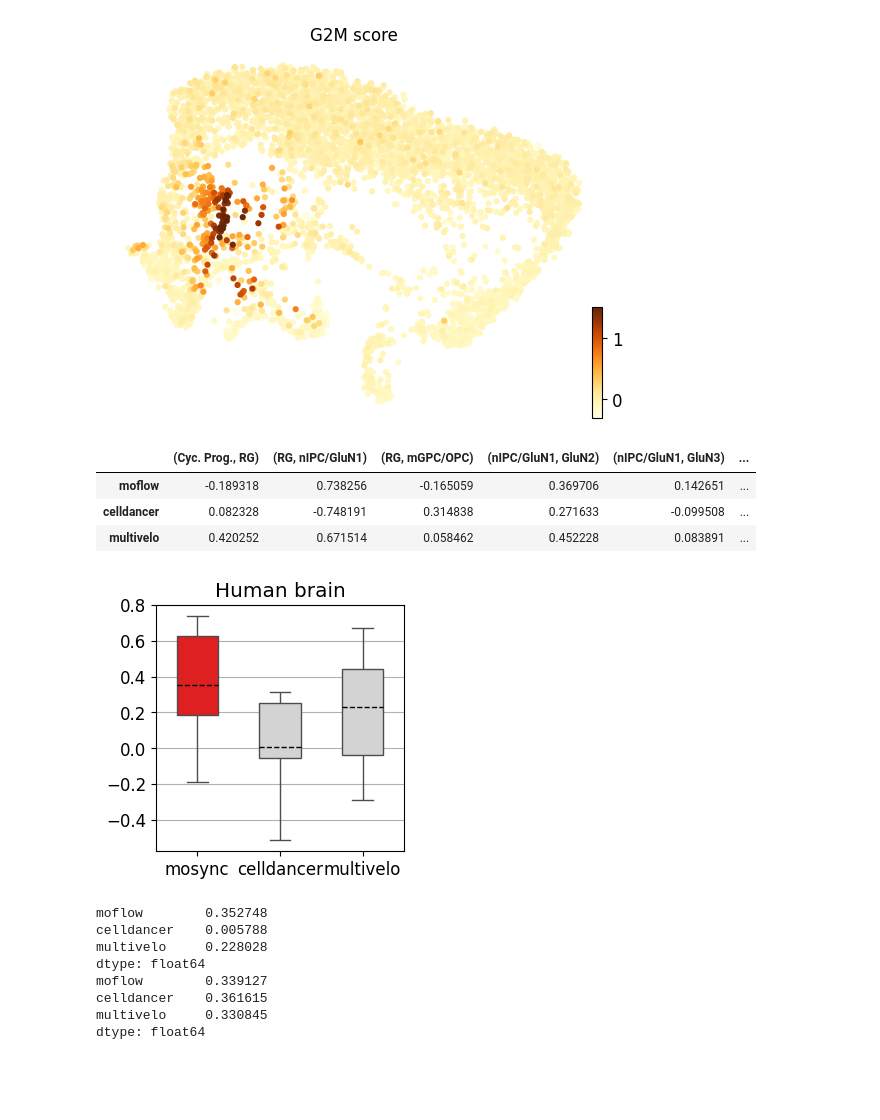
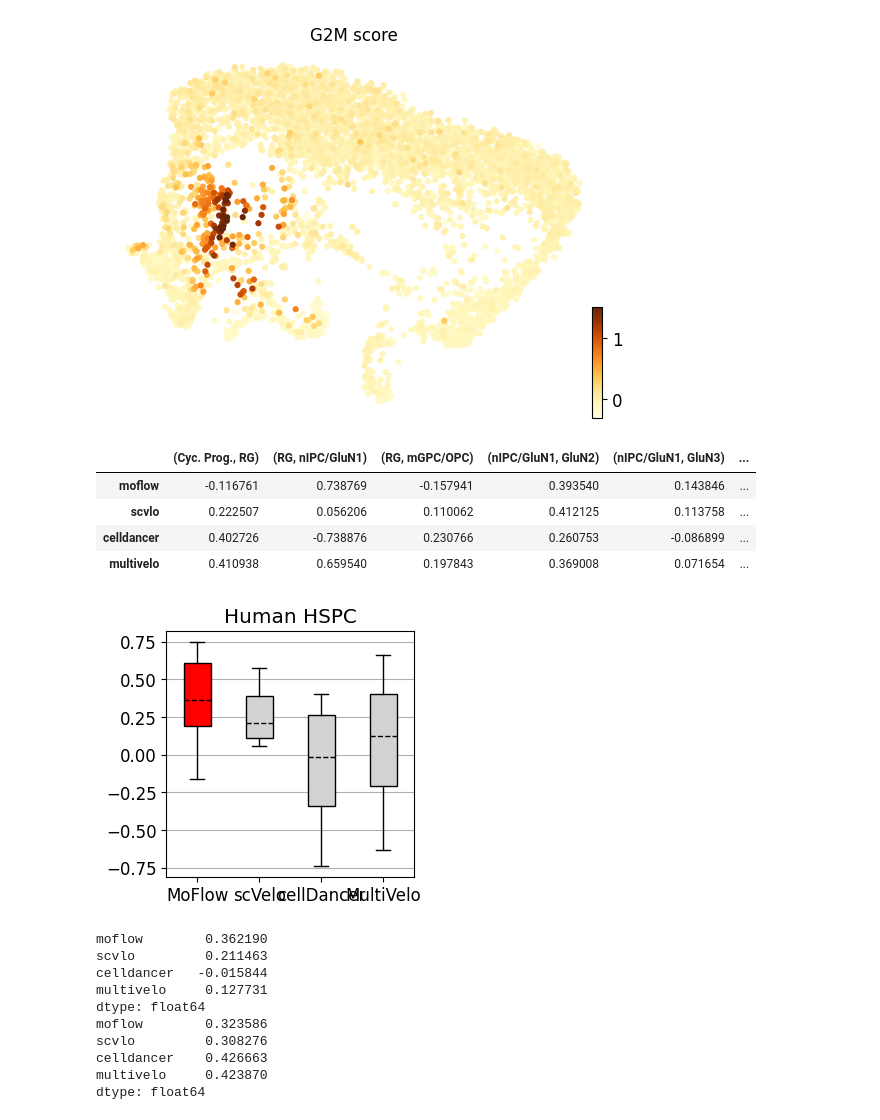
Before and after one commit to AriHong/MoFlow, a Jupyter notebook: notebooks/fig2.ipynb, the cells around one changed output. Saved outputs shown, nothing was run; the diff lists cells and outputs as text; code cells hidden in the pictures; blank space fills up the shorter version.

```diff
--- a/notebooks/fig2.ipynb
+++ b/notebooks/fig2.ipynb
@@ -27,7 +26,9 @@ matplotlib.rcParams['ytick.labelleft'] = True
 matplotlib.rcParams['ytick.right'] = False
 matplotlib.rcParams['ytick.left'] = True
 # %%
+scvelo = anndata.read_h5ad(
+    '../data/Human_brain/adata_scvelo.h5ad')
 multivelo = anndata.read_h5ad(
-    '../data/Human_brain/multivelo_result.h5ad')
+    '../data/Human_brain/adata_multivelo.h5ad')
 celldancer = anndata.read_h5ad(
-    '../data/Human_brain/celldancer.h5ad')
+    '../data/Human_brain/adata_celldancer.h5ad')
@@ -51,3 +35,6 @@ AnnData object with n_obs × n_vars = 4693 × 842
+# %%
+adata_out = anndata.read_h5ad(
+    '../data/Human_brain/adata_moflow.h5ad')
 # %%
 scv.pl.velocity_embedding_stream(adata_out,
                                  vkey='velo_s',
@@ -121,6 +97,8 @@ cluster_edges = (('Cyc. Prog.', 'RG'), ('RG',  'nIPC/GluN1'), ('RG','mGPC/OPC' )
 cbdir = {}
 # %%
 cbdir['moflow'] = mf.cross_boundary_correctness(adata_out, 'celltype_new', 'velo_s', cluster_edges,
+                                          True, 'X_umap')
+cbdir['scvlo'] = mf.cross_boundary_correctness(scvelo, 'celltype_new', 'velocity', cluster_edges,
                                           True, 'X_umap')
 cbdir['celldancer'] = mf.cross_boundary_correctness(celldancer, 'celltype_new', 'velo_s', cluster_edges,
                                           True, 'X_umap')
@@ -140,29 +118,42 @@ cbdir_ = pd.DataFrame(cbdir_, index=cbdir.keys())
 cbdir_
 # %% [output]
 |  | (Cyc. Prog., RG) | (RG, nIPC/GluN1) | (RG, mGPC/OPC) | (nIPC/GluN1, GluN2) | (nIPC/GluN1, GluN3) | ... |
-| moflow | -0.189318 | 0.738256 | -0.165059 | 0.369706 | 0.142651 | ... |
-| celldancer | 0.082328 | -0.748191 | 0.314838 | 0.271633 | -0.099508 | ... |
-| multivelo | 0.420252 | 0.671514 | 0.058462 | 0.452228 | 0.083891 | ... |
+| moflow | -0.116761 | 0.738769 | -0.157941 | 0.393540 | 0.143846 | ... |
+| scvlo | 0.222507 | 0.056206 | 0.110062 | 0.412125 | 0.113758 | ... |
+| celldancer | 0.402726 | -0.738876 | 0.230766 | 0.260753 | -0.086899 | ... |
+| multivelo | 0.410938 | 0.659540 | 0.197843 | 0.369008 | 0.071654 | ... |
 # %%
-fig, ax = plt.subplots(figsize=(3.2, 3.2))
-sns.boxplot(cbdir_.T, palette=['red', 'lightgrey', 'lightgrey'], medianprops=dict(linewidth=0),
-            meanline=True, showmeans=True, width=.5, meanprops=dict(color='black'), showfliers=False)
-plt.title('Human brain')
+fig, ax = plt.subplotfig, ax = plt.subplots(figsize=(3.2, 3.2))
+bplot = ax.boxplot(cbdir_.T,
+            medianprops=dict(linewidth=0),
+            meanline=True,
+            showmeans=True,
+            #width=.5,
+            meanprops=dict(color='black'),
+            patch_artist=True,
+            showfliers=False)
+colors = ['red', 'lightgrey', 'lightgrey', 'lightgrey']
+for patch, color in zip(bplot['boxes'], colors):
+    patch.set_facecolor(color=color)
+ax.set_xticklabels(['MoFlow', 'scVelo', 'cellDancer', 'MultiVelo'])
+plt.title('Human HSPC')
 plt.grid(axis='y')
 fig.savefig('../figures/fig2B_cbdir.pdf')
 # %% [output]
-[figure, old version]
+[figure, new version]
 # %%
 print(cbdir_.mean(axis=1))
 print(cbdir_.std(axis=1))
 # %% [output]
-moflow        0.352748
-celldancer    0.005788
-multivelo     0.228028
+moflow        0.362190
+scvlo         0.211463
+celldancer   -0.015844
+multivelo     0.127731
 dtype: float64
-moflow        0.339127
-celldancer    0.361615
-multivelo     0.330845
+moflow        0.323586
+scvlo         0.308276
+celldancer    0.426663
+multivelo     0.423870
 dtype: float64
 # %%
 fig, axes = mf.scatter_gene(adata_out,
```
Also changed, not shown: parts of 30 cells of this notebook.
